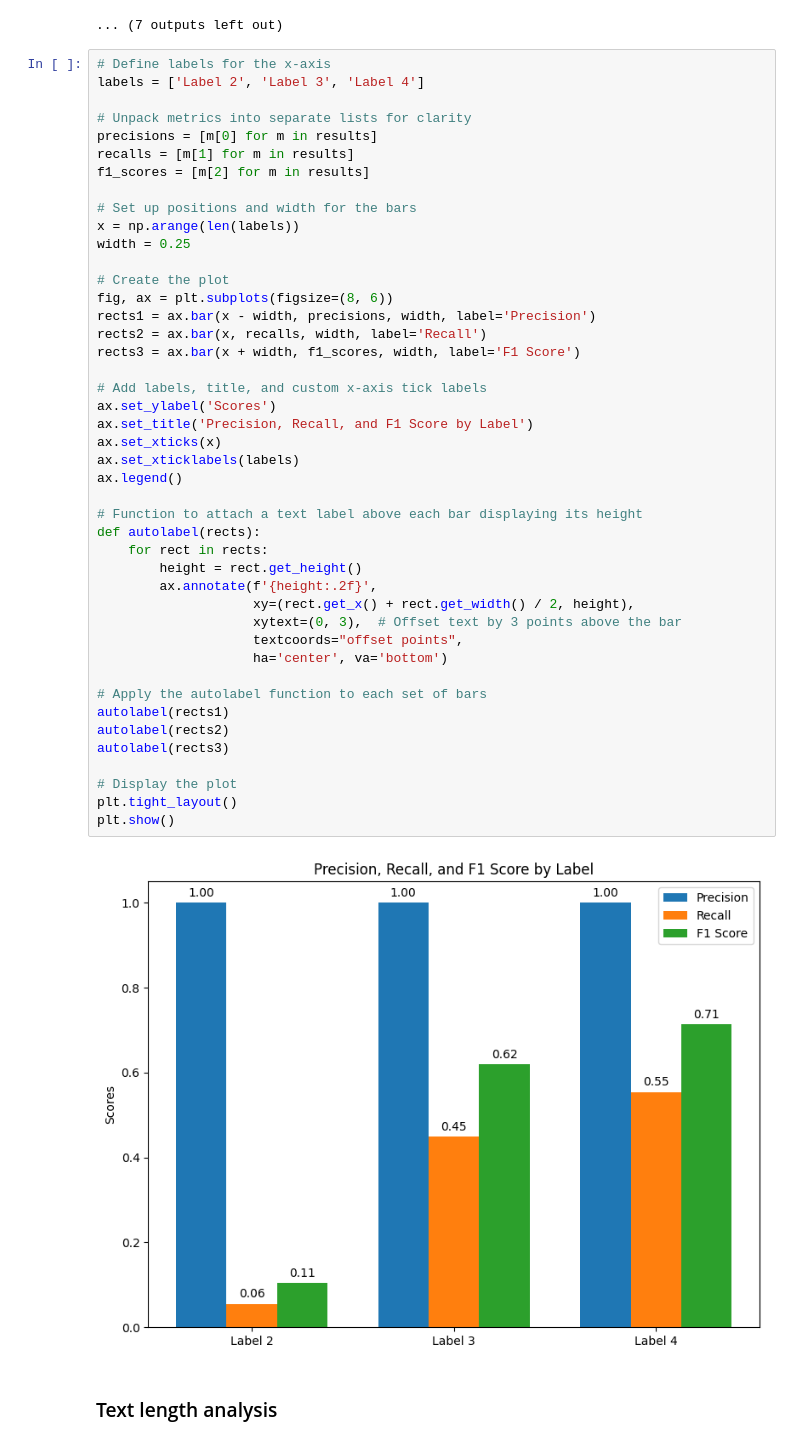
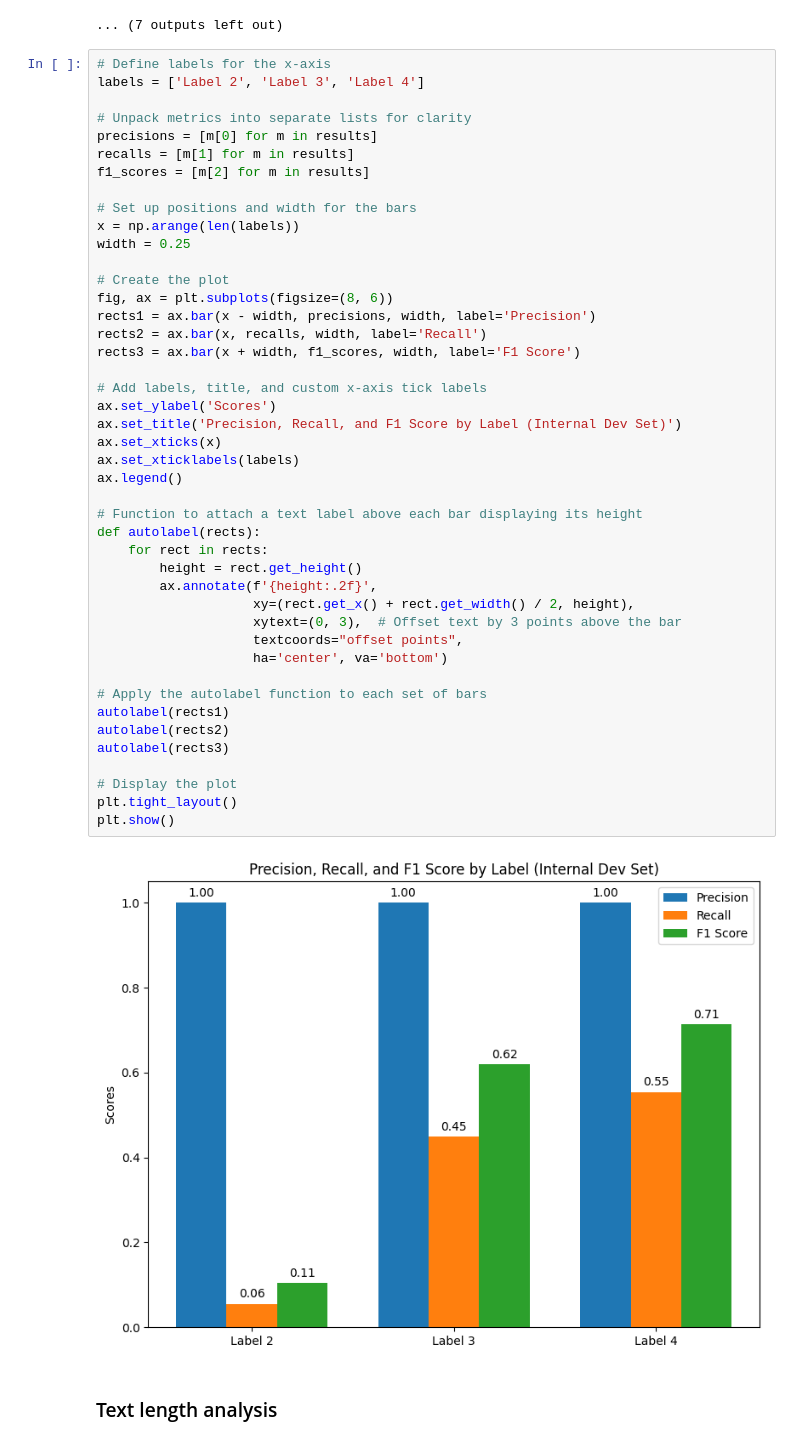
Before and after one commit to Hasasasaki/semeval_2022_task_4, a Jupyter notebook: model_finetune.ipynb, the cells around one changed output. Drawn from its saved outputs; the diff is of its cells as text.

Commit message:
updated plot labels

```diff
--- a/model_finetune.ipynb
+++ b/model_finetune.ipynb
@@ -1025,35 +1025,35 @@ width = 0.25
 fig, ax = plt.subplots(figsize=(8, 6))
 rects1 = ax.bar(x - width, precisions, width, label='Precision')
 rects2 = ax.bar(x, recalls, width, label='Recall')
 rects3 = ax.bar(x + width, f1_scores, width, label='F1 Score')
 
 # Add labels, title, and custom x-axis tick labels
 ax.set_ylabel('Scores')
-ax.set_title('Precision, Recall, and F1 Score by Label')
+ax.set_title('Precision, Recall, and F1 Score by Label (Internal Dev Set)')
 ax.set_xticks(x)
 ax.set_xticklabels(labels)
 ax.legend()
 
 # Function to attach a text label above each bar displaying its height
 def autolabel(rects):
     for rect in rects:
         height = rect.get_height()
         ax.annotate(f'{height:.2f}',
                     xy=(rect.get_x() + rect.get_width() / 2, height),
                     xytext=(0, 3),  # Offset text by 3 points above the bar
                     textcoords="offset points",
                     ha='center', va='bottom')
 
 # Apply the autolabel function to each set of bars
 autolabel(rects1)
 autolabel(rects2)
 autolabel(rects3)
 
 # Display the plot
 plt.tight_layout()
 plt.show()
 # %% [output]
-[figure, old version]
+[figure, new version]
 # %% [markdown]
 ### Text length analysis
 # %%
```
Also changed, not shown: parts of 2 cells of this notebook.
